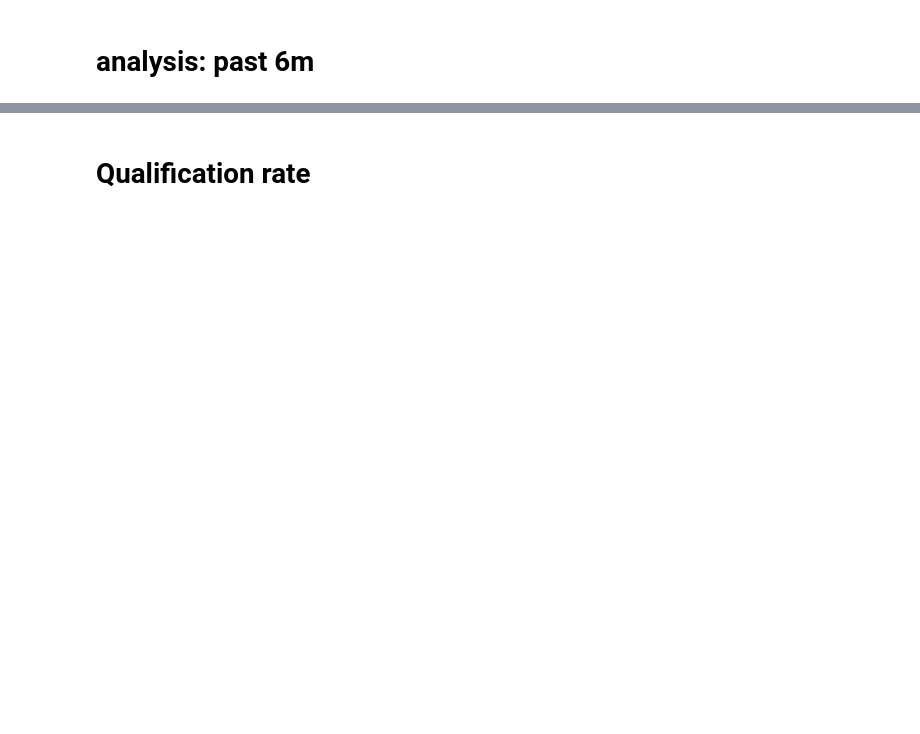
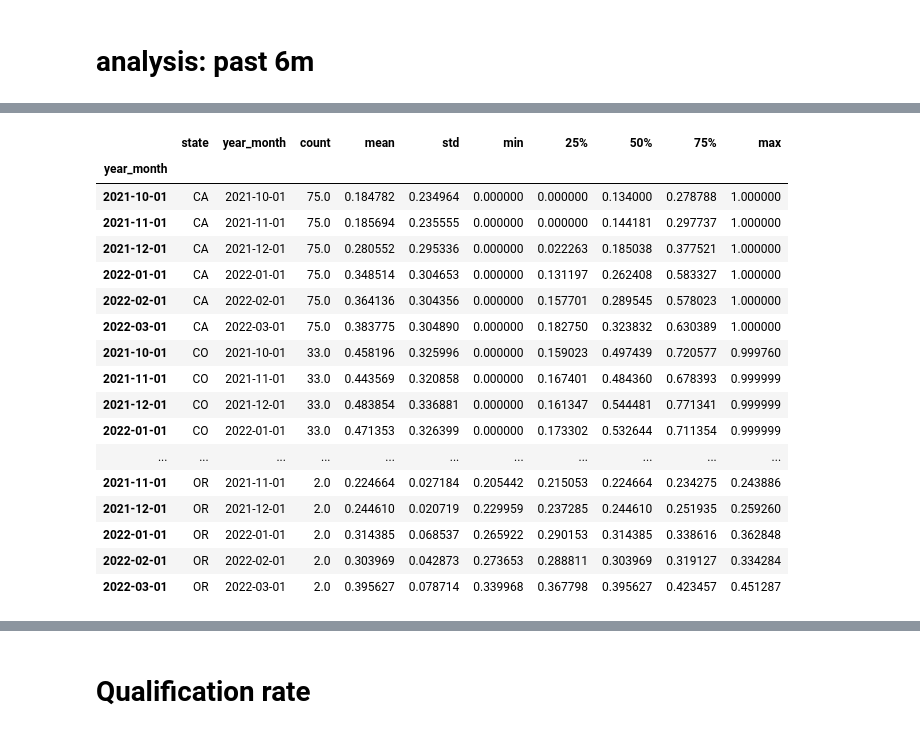
Before and after one commit to warrenshen/platform, a Jupyter notebook: services/api-server/notebooks/analysis/vendor_churn_backtest.ipynb, the cells around one changed output, grey strips where cells are left out. Cells and saved outputs as stored; diff of their text form; code cells hidden in the pictures; blank space fills up the shorter version.

```diff
--- a/services/api-server/notebooks/analysis/vendor_churn_backtest.ipynb
+++ b/services/api-server/notebooks/analysis/vendor_churn_backtest.ipynb
@@ -418,3 +624,22 @@ churn_distr.index = churn_distr.year_month
 # %%
-churn_distr[churn_distr['state'] == 'CO']
+churn_distr
+# %% [output]
+|  | state | year_month | count | mean | std | min | 25% | 50% | 75% | max |
+| year_month |  |  |  |  |  |  |  |  |  |  |
+| 2021-10-01 | CA | 2021-10-01 | 75.0 | 0.184782 | 0.234964 | 0.000000 | 0.000000 | 0.134000 | 0.278788 | 1.000000 |
+| 2021-11-01 | CA | 2021-11-01 | 75.0 | 0.185694 | 0.235555 | 0.000000 | 0.000000 | 0.144181 | 0.297737 | 1.000000 |
+| 2021-12-01 | CA | 2021-12-01 | 75.0 | 0.280552 | 0.295336 | 0.000000 | 0.022263 | 0.185038 | 0.377521 | 1.000000 |
+| 2022-01-01 | CA | 2022-01-01 | 75.0 | 0.348514 | 0.304653 | 0.000000 | 0.131197 | 0.262408 | 0.583327 | 1.000000 |
+| 2022-02-01 | CA | 2022-02-01 | 75.0 | 0.364136 | 0.304356 | 0.000000 | 0.157701 | 0.289545 | 0.578023 | 1.000000 |
+| 2022-03-01 | CA | 2022-03-01 | 75.0 | 0.383775 | 0.304890 | 0.000000 | 0.182750 | 0.323832 | 0.630389 | 1.000000 |
+| 2021-10-01 | CO | 2021-10-01 | 33.0 | 0.458196 | 0.325996 | 0.000000 | 0.159023 | 0.497439 | 0.720577 | 0.999760 |
+| 2021-11-01 | CO | 2021-11-01 | 33.0 | 0.443569 | 0.320858 | 0.000000 | 0.167401 | 0.484360 | 0.678393 | 0.999999 |
+| 2021-12-01 | CO | 2021-12-01 | 33.0 | 0.483854 | 0.336881 | 0.000000 | 0.161347 | 0.544481 | 0.771341 | 0.999999 |
+| 2022-01-01 | CO | 2022-01-01 | 33.0 | 0.471353 | 0.326399 | 0.000000 | 0.173302 | 0.532644 | 0.711354 | 0.999999 |
+| ... | ... | ... | ... | ... | ... | ... | ... | ... | ... | ... |
+| 2021-11-01 | OR | 2021-11-01 | 2.0 | 0.224664 | 0.027184 | 0.205442 | 0.215053 | 0.224664 | 0.234275 | 0.243886 |
+| 2021-12-01 | OR | 2021-12-01 | 2.0 | 0.244610 | 0.020719 | 0.229959 | 0.237285 | 0.244610 | 0.251935 | 0.259260 |
+| 2022-01-01 | OR | 2022-01-01 | 2.0 | 0.314385 | 0.068537 | 0.265922 | 0.290153 | 0.314385 | 0.338616 | 0.362848 |
+| 2022-02-01 | OR | 2022-02-01 | 2.0 | 0.303969 | 0.042873 | 0.273653 | 0.288811 | 0.303969 | 0.319127 | 0.334284 |
+| 2022-03-01 | OR | 2022-03-01 | 2.0 | 0.395627 | 0.078714 | 0.339968 | 0.367798 | 0.395627 | 0.423457 | 0.451287 |
 # %%
```
Also changed, not shown: parts of 51 cells of this notebook, 5 other files.
